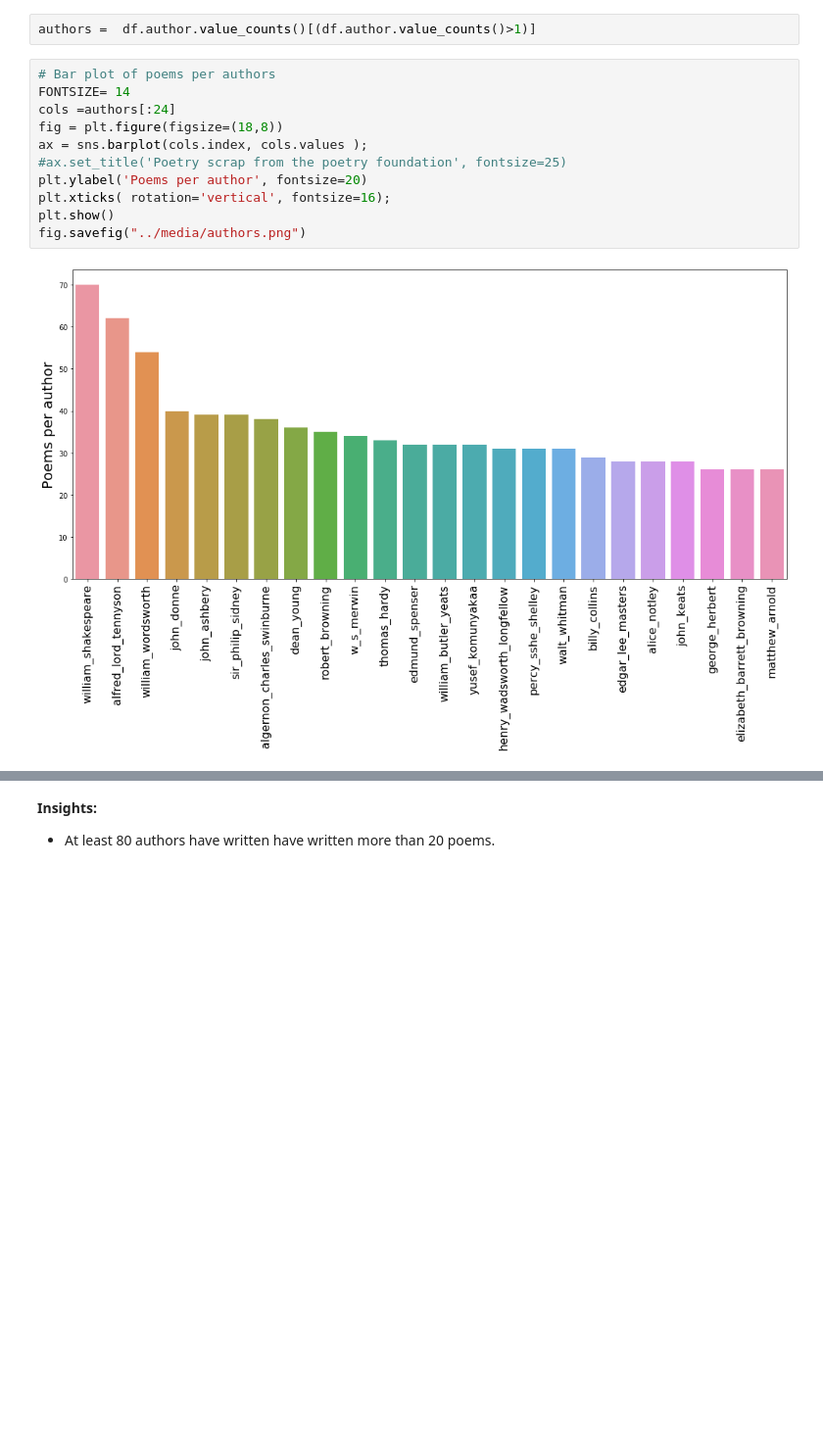
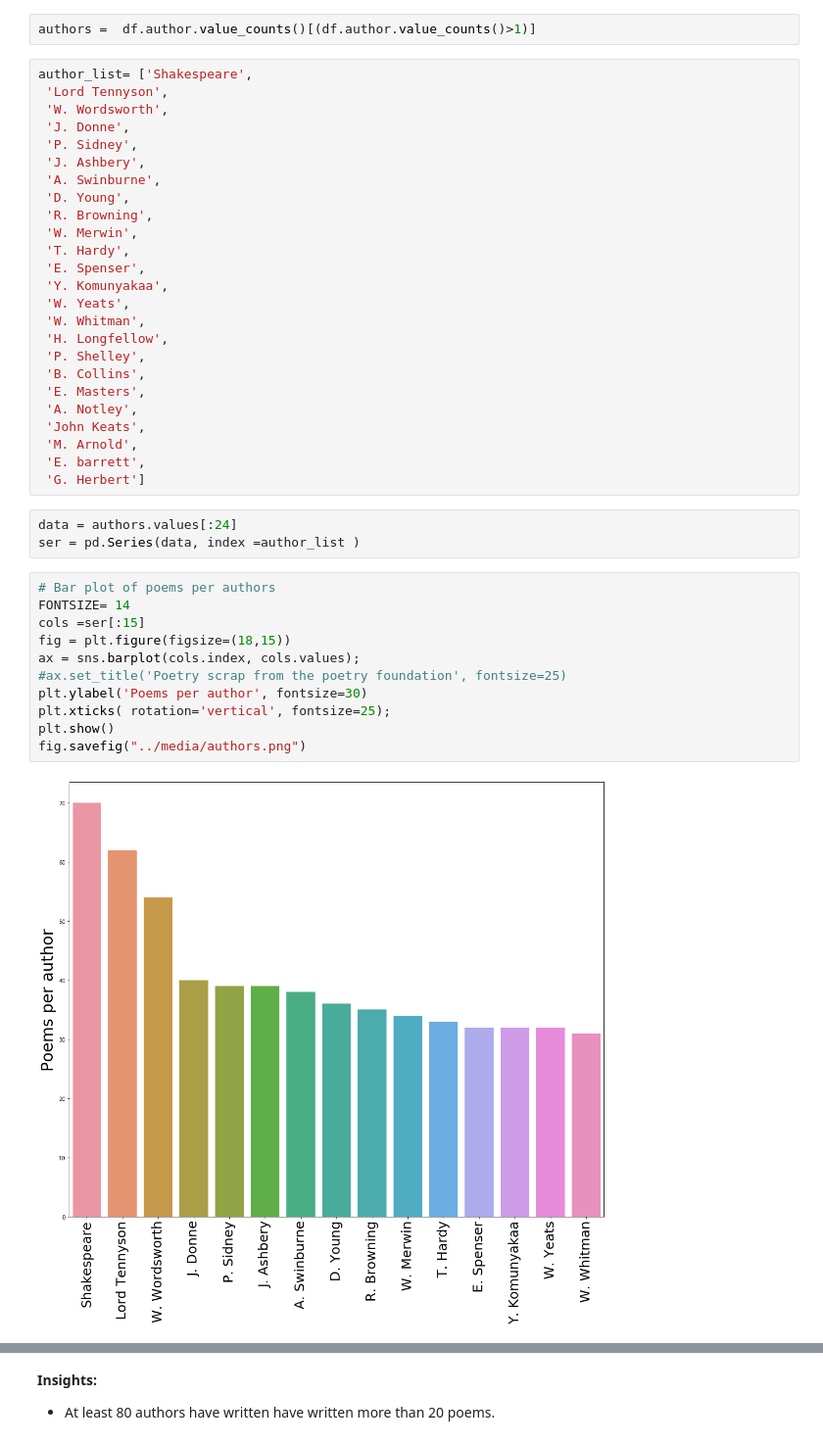
Before and after one commit to reneang17/authorencoder, a Jupyter notebook: wrangling_eda/eda.ipynb, the cells around one changed output, grey strips where cells are left out. Shown at 98% size. Cells and saved outputs as stored; diff of their text form; blank space fills up the shorter version.

```diff
--- a/wrangling_eda/eda.ipynb
+++ b/wrangling_eda/eda.ipynb
@@ -29,19 +29,47 @@ max        70.000000
 Name: author, dtype: float64
 # %%
 authors =  df.author.value_counts()[(df.author.value_counts()>1)]
+# %%
+author_list= ['Shakespeare',
+ 'Lord Tennyson',
+ 'W. Wordsworth',
+ 'J. Donne',
+ 'P. Sidney',
+ 'J. Ashbery',
+ 'A. Swinburne',
+ 'D. Young',
+ 'R. Browning',
+ 'W. Merwin',
+ 'T. Hardy',
+ 'E. Spenser',
+ 'Y. Komunyakaa',
+ 'W. Yeats',
+ 'W. Whitman',
+ 'H. Longfellow',
+ 'P. Shelley',
+ 'B. Collins',
+ 'E. Masters',
+ 'A. Notley',
+ 'John Keats',
+ 'M. Arnold',
+ 'E. barrett',
+ 'G. Herbert']
+# %%
+data = authors.values[:24]
+ser = pd.Series(data, index =author_list )
 # %%
 # Bar plot of poems per authors
 FONTSIZE= 14
-cols =authors[:24]
-fig = plt.figure(figsize=(18,8))
-ax = sns.barplot(cols.index, cols.values );
+cols =ser[:15]
+fig = plt.figure(figsize=(18,15))
+ax = sns.barplot(cols.index, cols.values);
 #ax.set_title('Poetry scrap from the poetry foundation', fontsize=25)
-plt.ylabel('Poems per author', fontsize=20)
-plt.xticks( rotation='vertical', fontsize=16);
+plt.ylabel('Poems per author', fontsize=30)
+plt.xticks( rotation='vertical', fontsize=25);
 plt.show()
 fig.savefig("../media/authors.png")
 # %% [output]
-[figure, old version]
+[figure, new version]
 # %%
 #histogram of number of poems per authors
 cols.hist(bins=45)
```
Also changed, not shown: parts of 3 cells of this notebook, 7 other files.
